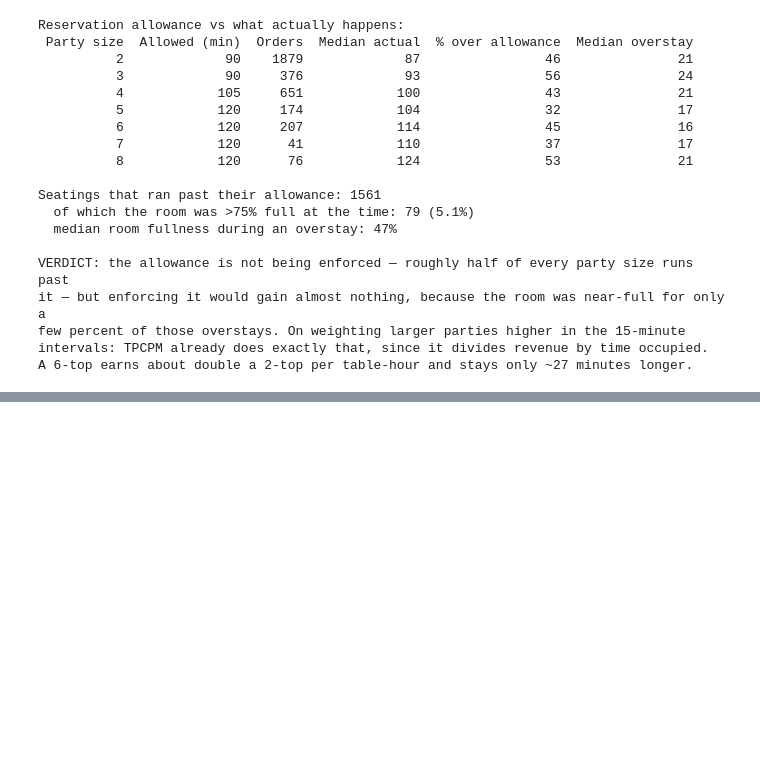
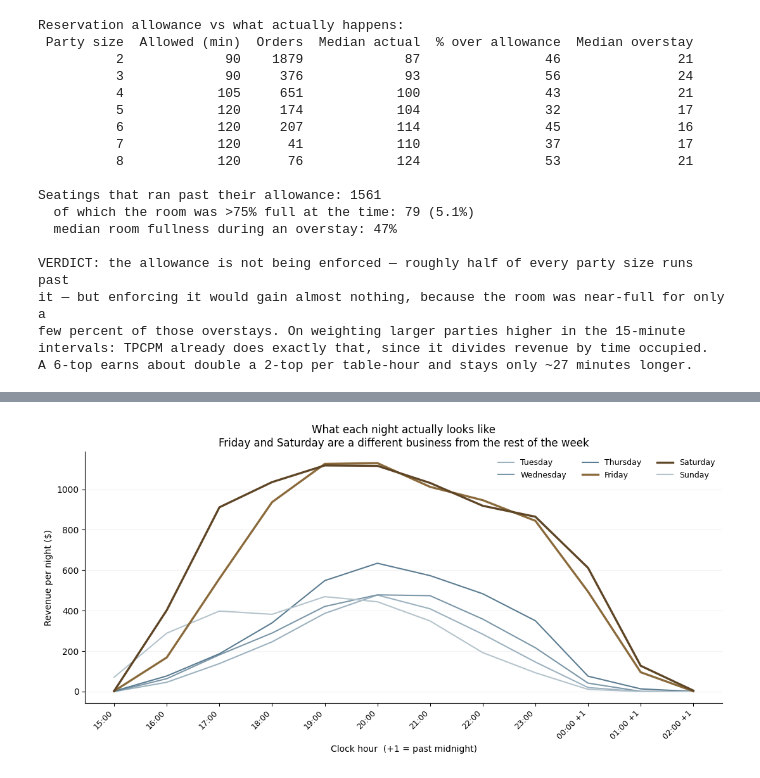
Before and after one commit to shaneap/artemis, a Jupyter notebook: analysis.ipynb, the cells around one changed output, grey strips where cells are left out. Saved outputs shown, nothing was run; the diff lists cells and outputs as text; code cells hidden in the pictures; blank space fills up the shorter version.

```diff
--- a/analysis.ipynb
+++ b/analysis.ipynb
@@ -1255,0 +1347,29 @@ A 6-top earns about double a 2-top per table-hour and stays only ~27 minutes lon
+# %%
+fig, ax = plt.subplots(figsize=(11, 5.5))
+
+palette = {'Tuesday': '#9CB2BF', 'Wednesday': '#7C97A8', 'Thursday': '#5B7C91',
+           'Friday': '#8A6A3B', 'Saturday': '#5E4526', 'Sunday': '#B5C4CC'}
+positions = range(len(shape.index))
+
+for day in DOW_ORDER:
+    weekend = day in ('Friday', 'Saturday')
+    ax.plot(positions, shape[day].values,
+            label=day, color=palette[day],
+            linewidth=2.4 if weekend else 1.5,
+            zorder=3 if weekend else 2)
+
+ax.set_xticks(list(positions))
+ax.set_xticklabels(shape.index, rotation=45, ha='right', fontsize=9)
+ax.set_ylabel('Revenue per night ($)')
+ax.set_xlabel('Clock hour  (+1 = past midnight)')
+ax.set_title('What each night actually looks like\n'
+             'Friday and Saturday are a different business from the rest of the week')
+ax.legend(frameon=False, ncol=3, fontsize=9)
+ax.grid(axis='y', alpha=0.15)
+for spine in ('top', 'right'):
+    ax.spines[spine].set_visible(False)
+
+plt.tight_layout()
+plt.show()
+# %% [output]
+[figure, added]
```
Also changed, not shown: parts of 11 cells of this notebook, 5 other files.
